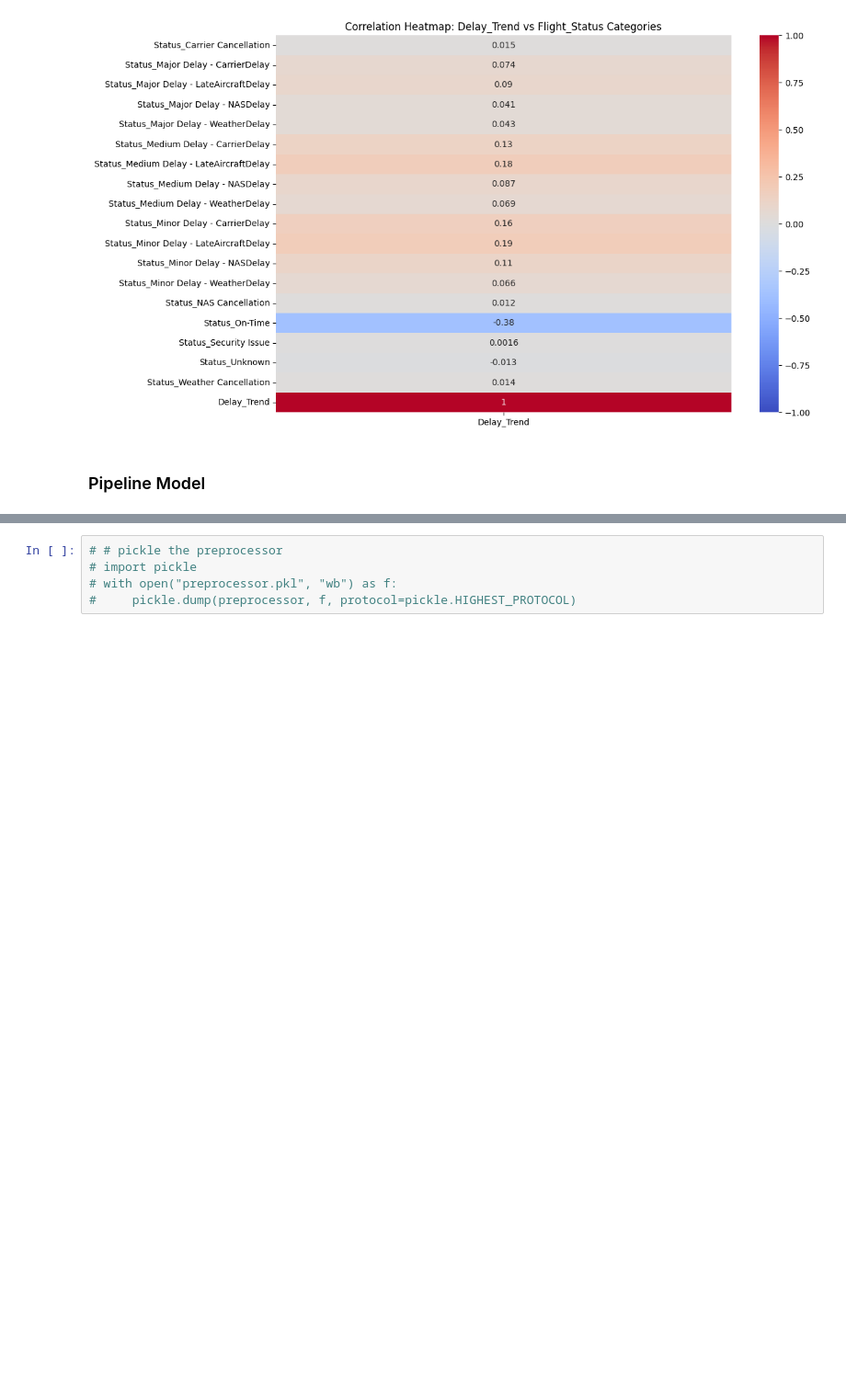
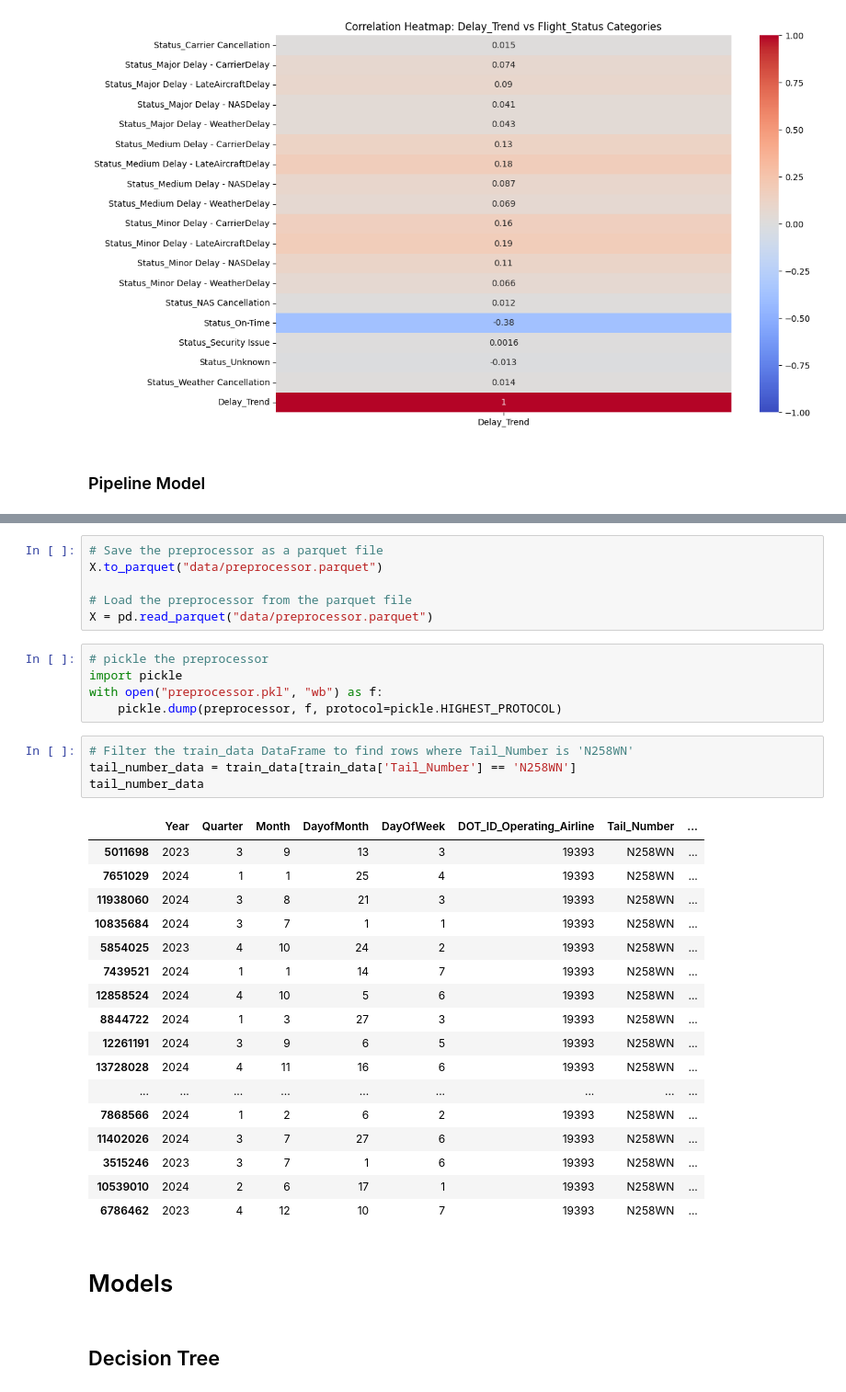
Before and after one commit to denibravo/NeuralNetworkProject, a Jupyter notebook: Pipeline.ipynb, the cells around one changed output, grey strips where cells are left out. Shown at 92% size. Cells and saved outputs as stored; diff of their text form; blank space fills up the shorter version.

Commit message:
models added

```diff
--- a/Pipeline.ipynb
+++ b/Pipeline.ipynb
@@ -418,8 +434,40 @@ X_prepped
 | 17871 | 1.944285 | 0.672155 | -1.077993 | -0.006325 | 8.663404 | ... |
 | 71286 | -1.252477 | -0.615139 | -1.798668 | -0.006325 | 8.663404 | ... |
 100000 rows × 59 columns
+# %%
+# Save the preprocessor as a parquet file
+X.to_parquet("data/preprocessor.parquet")
+
+# Load the preprocessor from the parquet file
+X = pd.read_parquet("data/preprocessor.parquet")
 # %%
-# # pickle the preprocessor
-# import pickle
-# with open("preprocessor.pkl", "wb") as f:
-#     pickle.dump(preprocessor, f, protocol=pickle.HIGHEST_PROTOCOL)
+# pickle the preprocessor
+import pickle
+with open("preprocessor.pkl", "wb") as f:
+    pickle.dump(preprocessor, f, protocol=pickle.HIGHEST_PROTOCOL)
+# %%
+# Filter the train_data DataFrame to find rows where Tail_Number is 'N258WN'
+tail_number_data = train_data[train_data['Tail_Number'] == 'N258WN']
+tail_number_data
+# %% [output]
+|  | Year | Quarter | Month | DayofMonth | DayOfWeek | DOT_ID_Operating_Airline | Tail_Number | ... |
+| 5011698 | 2023 | 3 | 9 | 13 | 3 | 19393 | N258WN | ... |
+| 7651029 | 2024 | 1 | 1 | 25 | 4 | 19393 | N258WN | ... |
+| 11938060 | 2024 | 3 | 8 | 21 | 3 | 19393 | N258WN | ... |
+| 10835684 | 2024 | 3 | 7 | 1 | 1 | 19393 | N258WN | ... |
+| 5854025 | 2023 | 4 | 10 | 24 | 2 | 19393 | N258WN | ... |
+| 7439521 | 2024 | 1 | 1 | 14 | 7 | 19393 | N258WN | ... |
+| 12858524 | 2024 | 4 | 10 | 5 | 6 | 19393 | N258WN | ... |
+| 8844722 | 2024 | 1 | 3 | 27 | 3 | 19393 | N258WN | ... |
+| 12261191 | 2024 | 3 | 9 | 6 | 5 | 19393 | N258WN | ... |
+| 13728028 | 2024 | 4 | 11 | 16 | 6 | 19393 | N258WN | ... |
+| ... | ... | ... | ... | ... | ... | ... | ... | ... |
+| 7868566 | 2024 | 1 | 2 | 6 | 2 | 19393 | N258WN | ... |
+| 11402026 | 2024 | 3 | 7 | 27 | 6 | 19393 | N258WN | ... |
+| 3515246 | 2023 | 3 | 7 | 1 | 6 | 19393 | N258WN | ... |
+| 10539010 | 2024 | 2 | 6 | 17 | 1 | 19393 | N258WN | ... |
+| 6786462 | 2023 | 4 | 12 | 10 | 7 | 19393 | N258WN | ... |
+# %% [markdown]
+# Models
+# %% [markdown]
+## Decision Tree
```
Also changed, not shown: parts of 9 cells of this notebook.
